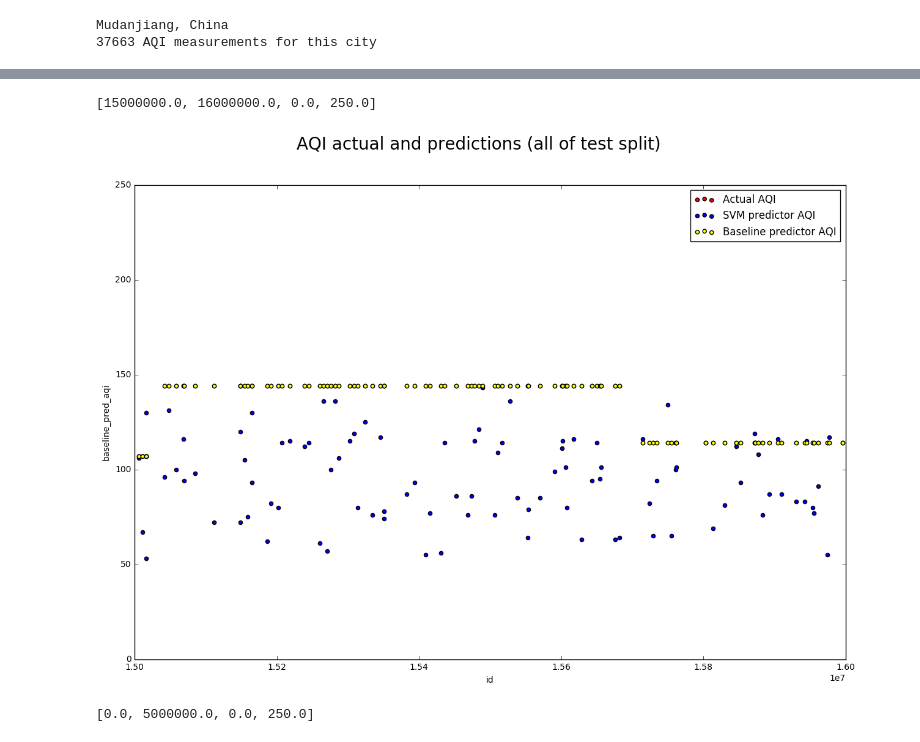
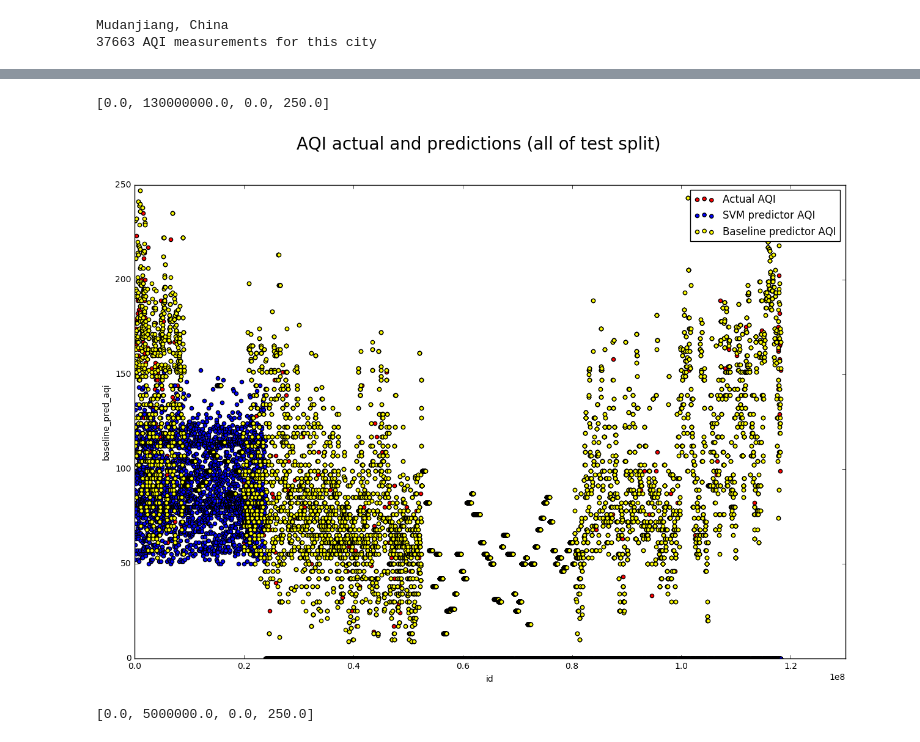
Before and after one commit to curiousest/predict-AQI, a Jupyter notebook: notebooks/data-exploring.ipynb, the cells around one changed output, grey strips where cells are left out. Cells and saved outputs as stored; diff of their text form; code cells hidden in the pictures.

```diff
--- a/notebooks/data-exploring.ipynb
+++ b/notebooks/data-exploring.ipynb
@@ -190,13 +170,13 @@ print(test_results[1500:])
 # %%
 import matplotlib.pyplot as plt
 aqi_graph = test_results.plot.scatter(x='id', y='aqi', label="Actual AQI", color="Red")
 test_results.plot.scatter(x='id', y='pred_aqi', label="SVM predictor AQI", ax=aqi_graph, color="Blue")
 test_results.plot.scatter(x='id', y='baseline_pred_aqi', label="Baseline predictor AQI", ax=aqi_graph, color="Yellow")
 fig = aqi_graph.figure
 fig.set_size_inches((15, 10), forward=True)
 fig.suptitle("AQI actual and predictions (all of test split)", fontsize=20)
-#aqi_graph.axis([0.0, 130000000.0, 0.0, 250.0])
-aqi_graph.axis([15000000.0, 16000000.0, 0.0, 250.0])
+aqi_graph.axis([0.0, 130000000.0, 0.0, 250.0])
+#aqi_graph.axis([2000000.0, 21000000.0, 0.0, 250.0])
 # %% [output]
-[15000000.0, 16000000.0, 0.0, 250.0]
+[0.0, 130000000.0, 0.0, 250.0]
-[figure, old version]
+[figure, new version]
```
Also changed, not shown: parts of 5 cells of this notebook.
